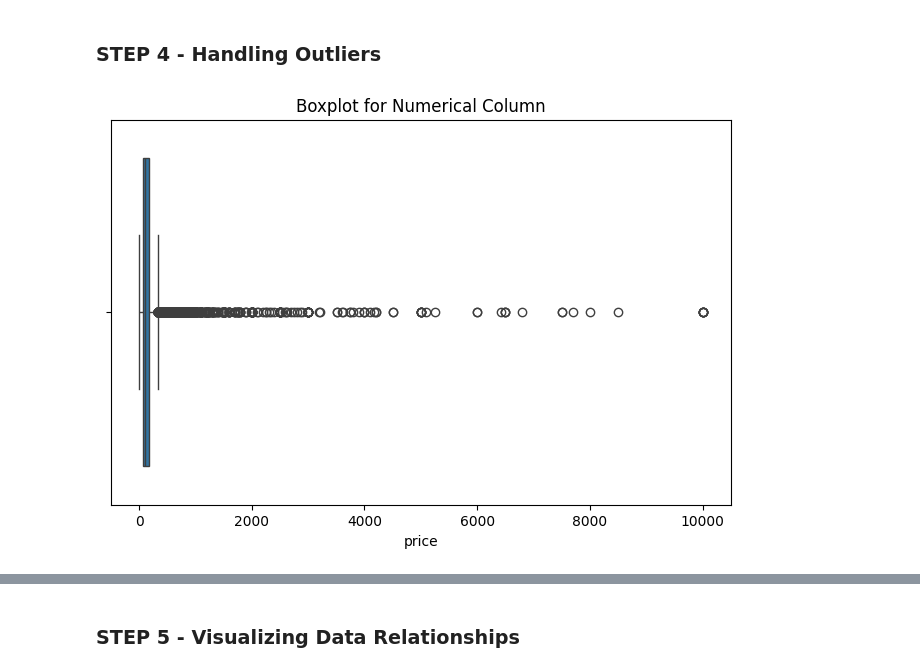
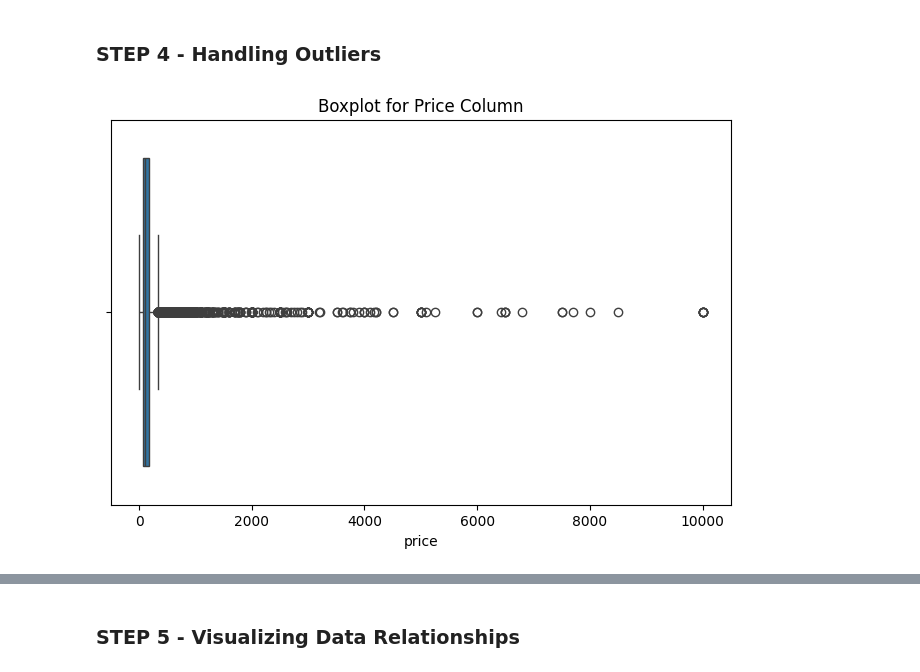
Before and after one commit to busraauz/ai-journey-bootcamp, a Jupyter notebook: week1/day2-nyc-airbnb _pandas-basics/notebook.ipynb, the cells around one changed output, grey strips where cells are left out. Drawn from its saved outputs; the diff is of its cells as text; code cells hidden in the pictures.

```diff
--- a/week1/day2-nyc-airbnb _pandas-basics/notebook.ipynb
+++ b/week1/day2-nyc-airbnb _pandas-basics/notebook.ipynb
@@ -113,10 +113,10 @@ df.head()
 # %%
 plt.figure(figsize=(8, 5))
 sns.boxplot(x=df['price'])
-plt.title('Boxplot for Numerical Column')
+plt.title('Boxplot for Price Column')
 plt.show()
 # %% [output]
-[figure, old version]
+[figure, new version]
 # %%
 Q1 = df["price"].quantile(0.25)
 Q3 = df["price"].quantile(0.75)
```
Also changed, not shown: 24 other files.
